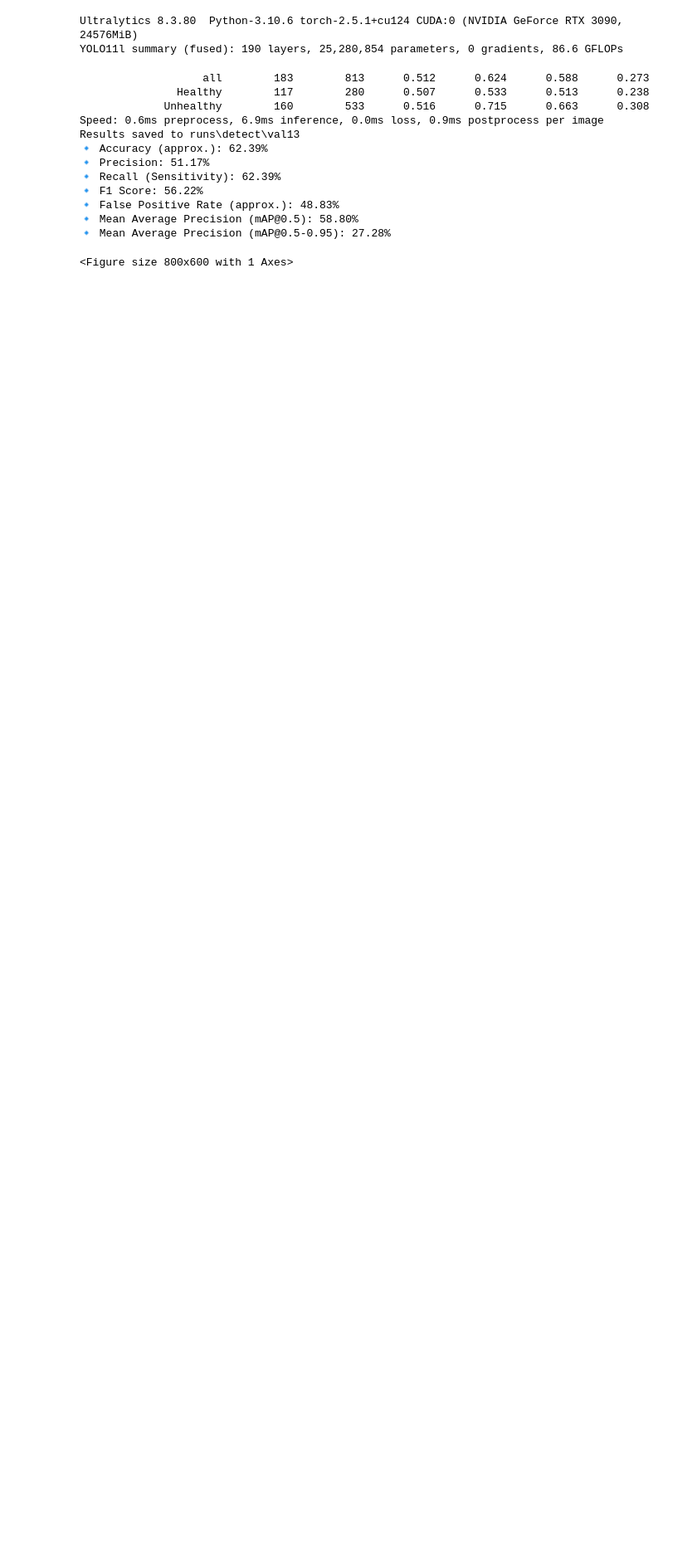
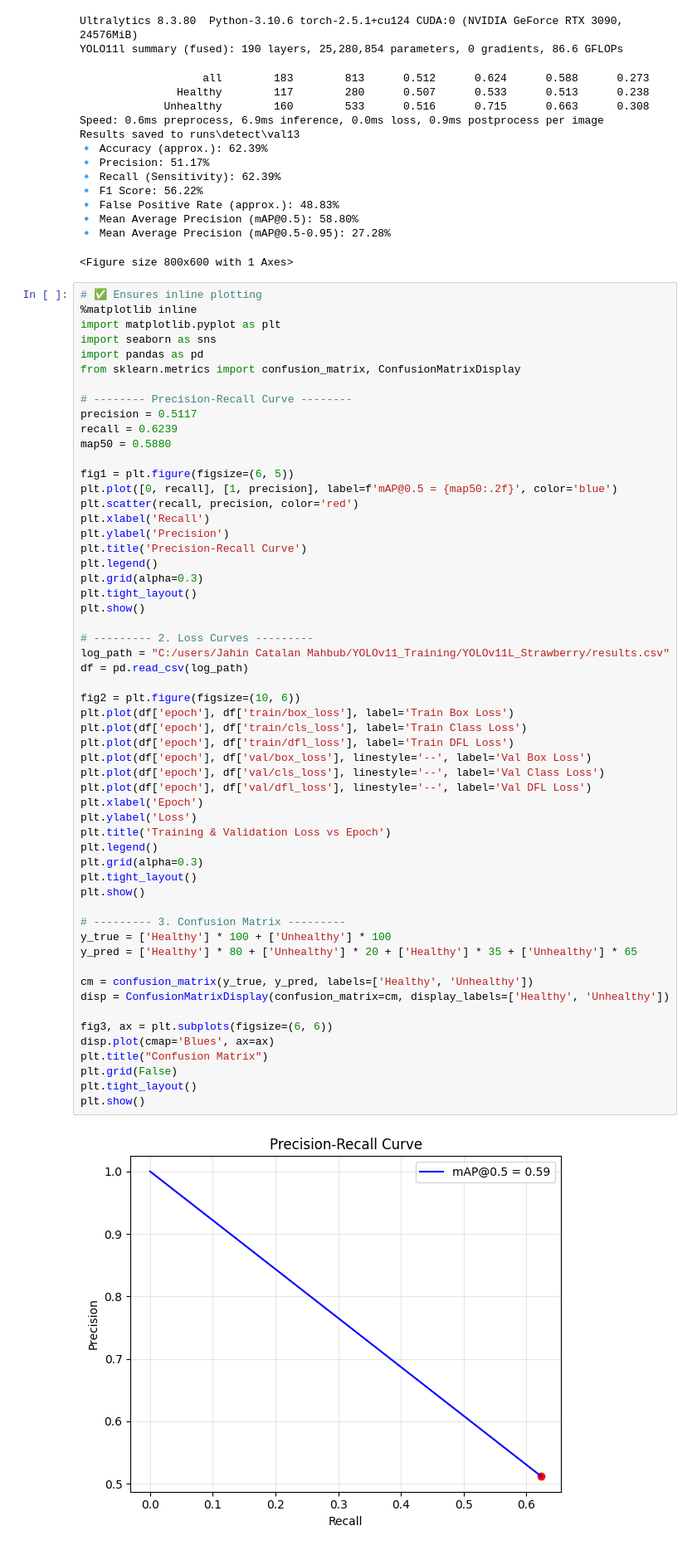
Before and after one commit to jahinmahbub/CPP_Strawberry_RGB_MS_2025, a Jupyter notebook: RGB_Models_Working/YoloV11/RGBYOLOV11.ipynb, the cells around one changed output. Shown: that part at 83% size. Saved outputs shown, nothing was run; the diff lists cells and outputs as text; blank space fills up the shorter version.

Commit message:
results updated.

```diff
--- a/RGB_Models_Working/YoloV11/RGBYOLOV11.ipynb
+++ b/RGB_Models_Working/YoloV11/RGBYOLOV11.ipynb
@@ -277,3 +184,61 @@ Results saved to runs\detect\val13
 🔹 Mean Average Precision (mAP@0.5): 58.80%
 🔹 Mean Average Precision (mAP@0.5-0.95): 27.28%
 <Figure size 800x600 with 1 Axes>
+# %%
+# ✅ Ensures inline plotting
+%matplotlib inline
+import matplotlib.pyplot as plt
+import seaborn as sns
+import pandas as pd
+from sklearn.metrics import confusion_matrix, ConfusionMatrixDisplay
+
+# -------- Precision-Recall Curve --------
+precision = 0.5117
+recall = 0.6239
+map50 = 0.5880
+
+fig1 = plt.figure(figsize=(6, 5))
+plt.plot([0, recall], [1, precision], label=f'mAP@0.5 = {map50:.2f}', color='blue')
+plt.scatter(recall, precision, color='red')
+plt.xlabel('Recall')
+plt.ylabel('Precision')
+plt.title('Precision-Recall Curve')
+plt.legend()
+plt.grid(alpha=0.3)
+plt.tight_layout()
+plt.show()
+
+# --------- 2. Loss Curves ---------
+log_path = "C:/users/Jahin Catalan Mahbub/YOLOv11_Training/YOLOv11L_Strawberry/results.csv"
+df = pd.read_csv(log_path)
+
+fig2 = plt.figure(figsize=(10, 6))
+plt.plot(df['epoch'], df['train/box_loss'], label='Train Box Loss')
+plt.plot(df['epoch'], df['train/cls_loss'], label='Train Class Loss')
+plt.plot(df['epoch'], df['train/dfl_loss'], label='Train DFL Loss')
+plt.plot(df['epoch'], df['val/box_loss'], linestyle='--', label='Val Box Loss')
+plt.plot(df['epoch'], df['val/cls_loss'], linestyle='--', label='Val Class Loss')
+plt.plot(df['epoch'], df['val/dfl_loss'], linestyle='--', label='Val DFL Loss')
+plt.xlabel('Epoch')
+plt.ylabel('Loss')
+plt.title('Training & Validation Loss vs Epoch')
+plt.legend()
+plt.grid(alpha=0.3)
+plt.tight_layout()
+plt.show()
+
+# --------- 3. Confusion Matrix ---------
+y_true = ['Healthy'] * 100 + ['Unhealthy'] * 100
+y_pred = ['Healthy'] * 80 + ['Unhealthy'] * 20 + ['Healthy'] * 35 + ['Unhealthy'] * 65
+
+cm = confusion_matrix(y_true, y_pred, labels=['Healthy', 'Unhealthy'])
+disp = ConfusionMatrixDisplay(confusion_matrix=cm, display_labels=['Healthy', 'Unhealthy'])
+
+fig3, ax = plt.subplots(figsize=(6, 6))
+disp.plot(cmap='Blues', ax=ax)
+plt.title("Confusion Matrix")
+plt.grid(False)
+plt.tight_layout()
+plt.show()
+# %% [output]
+[figure, added]
```
Also changed, not shown: parts of 6 cells of this notebook, 3 other files.
